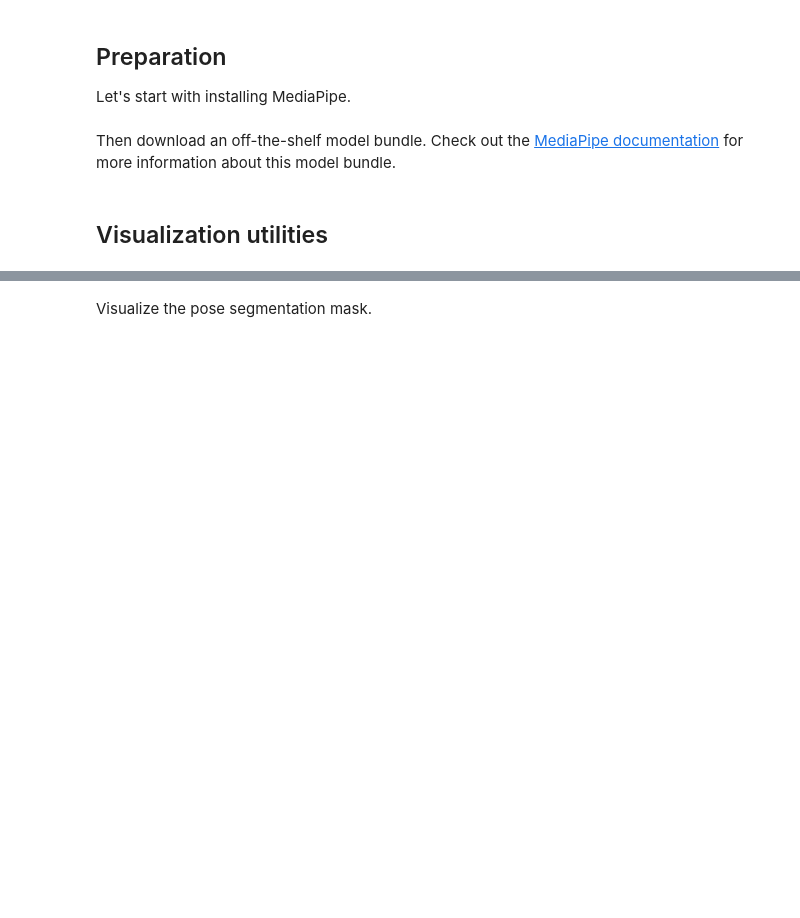
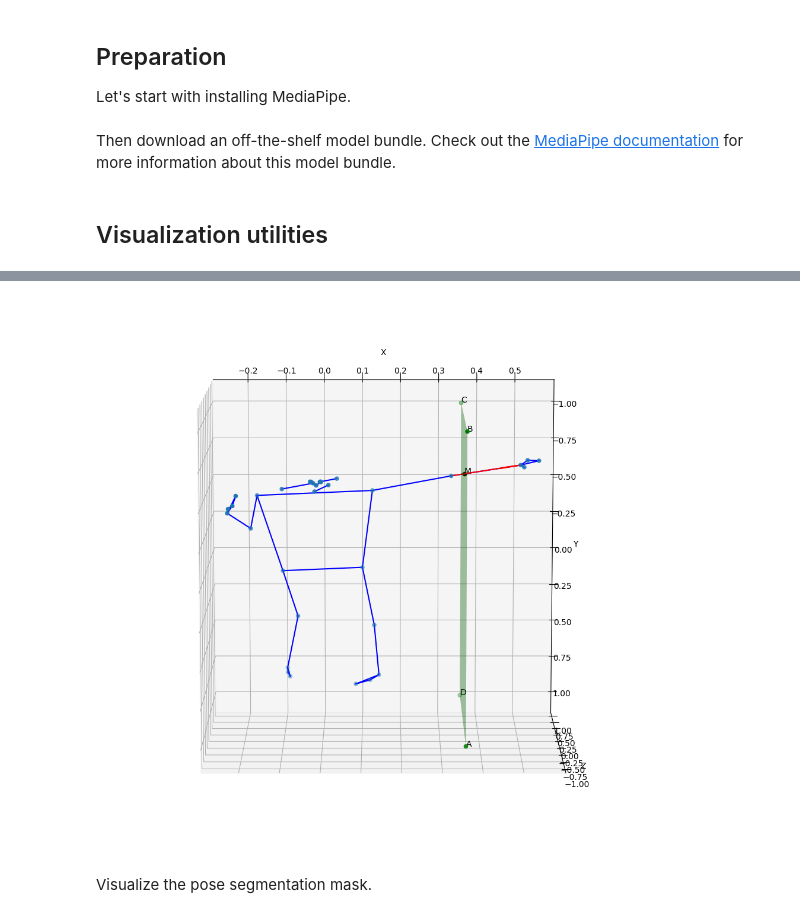
Before and after one commit to alinka-mrkv/DriverHandDetection, a Jupyter notebook: [MediaPipe_Python_Tasks]_Pose_Landmarker.ipynb, the cells around one changed output, grey strips where cells are left out. Drawn from its saved outputs; the diff is of its cells as text; code cells hidden in the pictures; blank space fills up the shorter version.

```diff
--- a/[MediaPipe_Python_Tasks]_Pose_Landmarker.ipynb
+++ b/[MediaPipe_Python_Tasks]_Pose_Landmarker.ipynb
@@ -117,0 +128,99 @@ cv2_imshow(cv2.cvtColor(annotated_image, cv2.COLOR_RGB2BGR))
+# %%
+import matplotlib.pyplot as plt
+from mpl_toolkits.mplot3d import Axes3D
+
+# Extract 3D landmarks
+world_landmarks = []
+for landmark_group in detection_result.pose_world_landmarks:
+    for j, landmark in enumerate(landmark_group):
+        world_landmarks.append([landmark.x, landmark.y, landmark.z])
+
+# Convert to numpy array
+world_landmarks = np.array(world_landmarks)
+
+# Plot 3D landmarks
+fig = plt.figure(figsize=[12, 12])
+ax = fig.add_subplot(111, projection='3d')
+
+# Draw the points
+ax.scatter(world_landmarks[:, 0], world_landmarks[:, 1], world_landmarks[:, 2])
+
+# Define connections
+POSE_CONNECTIONS = frozenset([(0, 1), (1, 2), (2, 3), (3, 7), (0, 4), (4, 5),
+                              (5, 6), (6, 8), (9, 10), (11, 12), (11, 13),
+                              (13, 15), (15, 17), (15, 19), (15, 21), (17, 19),
+                              (12, 14), (14, 16), (16, 18), (16, 20), (16, 22),
+                              (18, 20), (11, 23), (12, 24), (23, 24), (23, 25),
+                              (24, 26), (25, 27), (26, 28), (27, 29), (28, 30),
+                              (29, 31), (30, 32), (27, 31), (28, 32)])
+
+# Draw the connections
+for connection in POSE_CONNECTIONS:
+    ax.plot([world_landmarks[connection[0], 0], world_landmarks[connection[1], 0]],
+            [world_landmarks[connection[0], 1], world_landmarks[connection[1], 1]],
+            [world_landmarks[connection[0], 2], world_landmarks[connection[1], 2]],
+            'blue')
+
+elbow_point = world_landmarks[13]
+wrist_point = world_landmarks[15]
+
+# Vector from elbow to wrist
+vector = wrist_point - elbow_point
+# Draw vector
+ax.quiver(elbow_point[0], elbow_point[1], elbow_point[2],
+          vector[0], vector[1], vector[2],
+          color='r', length=np.linalg.norm(vector), normalize=True)
+
+print(f"Vector from elbow to wrist: {vector}")
+
+# Calculate approximate distance of window
+appr_window_distance_x = elbow_point[0] + elbow_point[0] * 0.1
+
+# Create vertices for plane
+vertices = np.array([[appr_window_distance_x, 1, -1],
+                     [appr_window_distance_x, -1, -1],
+                     [appr_window_distance_x, -1, 1],
+                     [appr_window_distance_x, 1, 1]])
+# To store coordinates
+X = vertices[:, 0]
+Y = vertices[:, 1]
+Z = vertices[:, 2]
+ax.scatter(vertices[:, 0], vertices[:, 1], vertices[:, 2], color='g')
+# Add labels to vertices
+ax.text(*vertices[0], 'A', color='black')
+ax.text(*vertices[1], 'B', color='black')
+ax.text(*vertices[2], 'C', color='black')
+ax.text(*vertices[3], 'D', color='black')
+
+
+# Create grid for X, Y and Z
+X, Y = np.meshgrid(X, Y)
+Z = np.full(X.shape, Z)
+
+# Draw created surface
+ax.plot_surface(X, Y, Z, color='g', alpha=0.2)
+
+# Calculate plane normal
+AB = vertices[1] - vertices[0]
+AC = vertices[2] - vertices[0]
+N = np.cross(AB, AC)
+
+# Calculate D
+D = -np.dot(vertices[0], N)
+
+# Calculate intersection
+t = -(np.dot(N, elbow_point) + D) / np.dot(N, vector)
+intersection = elbow_point + t * vector
+
+print(f"Intersection point: {intersection}")
+
+# Add intersection point to the plot
+ax.scatter(*intersection, color='black')
+ax.text(*intersection, 'M', color='black')
+
+ax.view_init(elev=-80, azim=-90)
+ax.set_xlabel('X')
+ax.set_ylabel('Y')
+ax.set_zlabel('Z')
+plt.show()
+# %% [output]
@@ -118,3 +229,4 @@ cv2_imshow(cv2.cvtColor(annotated_image, cv2.COLOR_RGB2BGR))
+[figure, added]
 # %% [markdown]
 Visualize the pose segmentation mask.
 # %%
```
Also changed, not shown: parts of 17 cells of this notebook, 2 other files.
